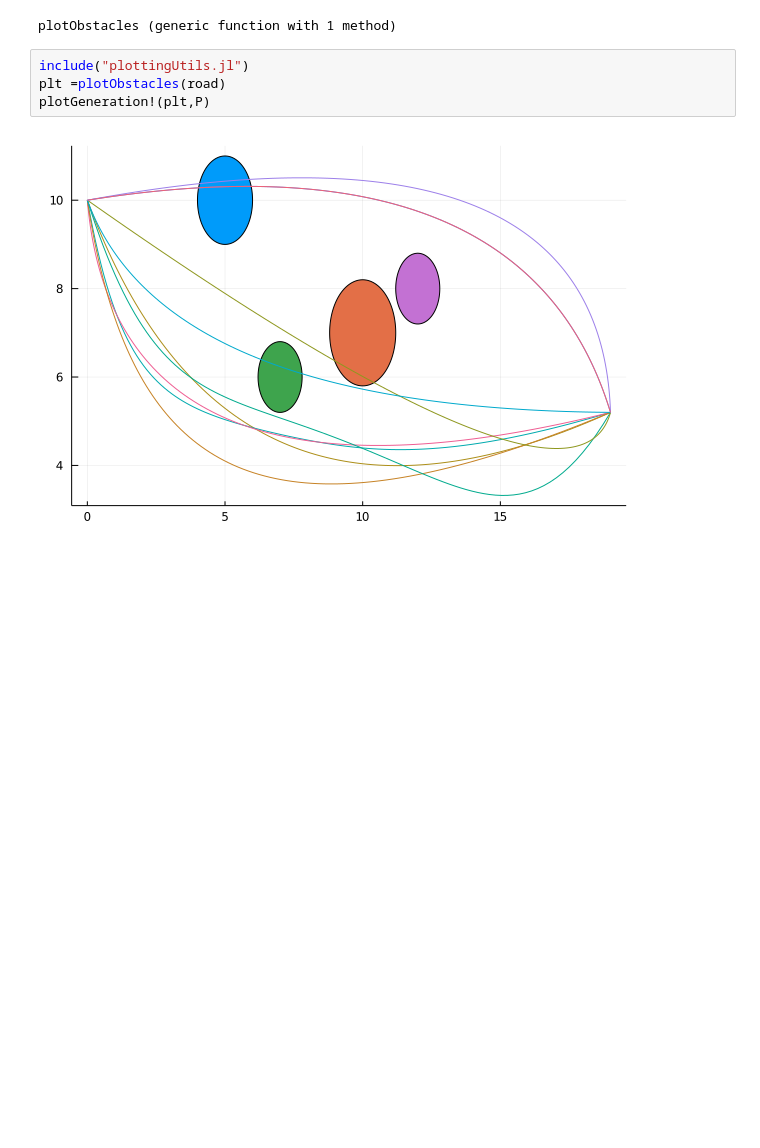
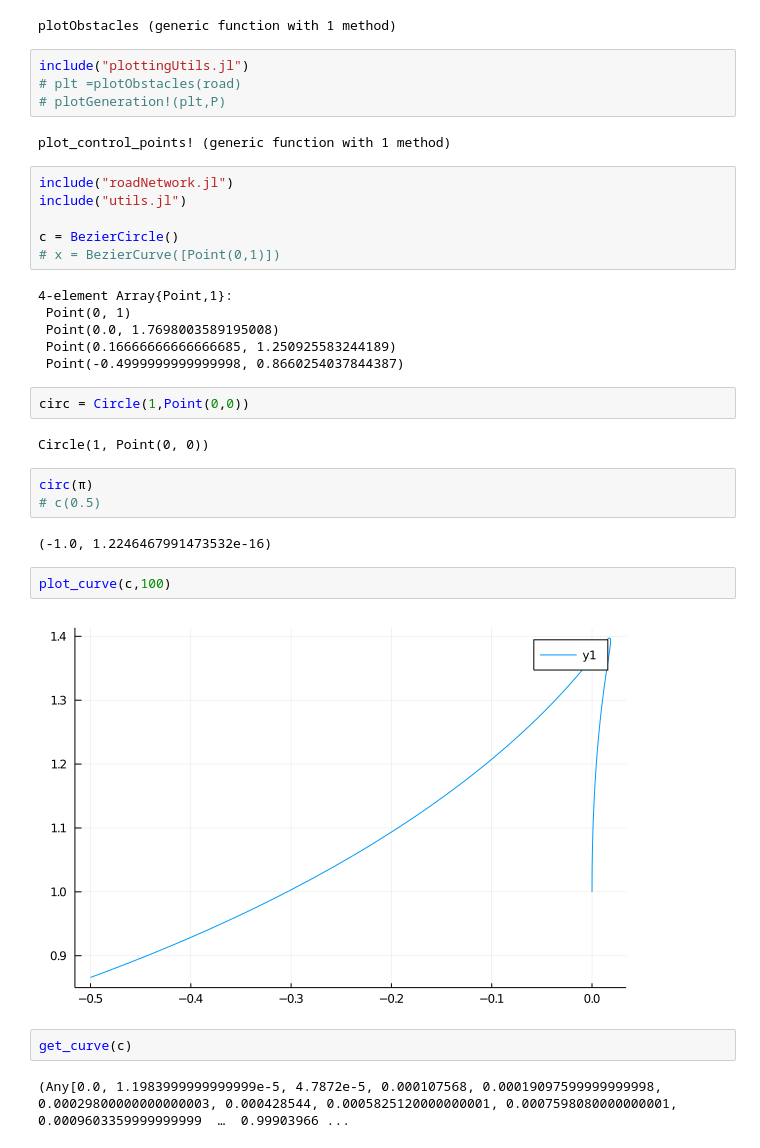
Before and after one commit to barrett370/Y4-Diss, a Jupyter notebook: code/classical/julia/Untitled1.ipynb, the cells around one changed output. Drawn from its saved outputs; the diff is of its cells as text; blank space fills up the shorter version.

Commit message:
working on bezier circles

```diff
--- a/code/classical/julia/Untitled1.ipynb
+++ b/code/classical/julia/Untitled1.ipynb
@@ -167,7 +121,36 @@ end
 plotObstacles (generic function with 1 method)
 # %%
 include("plottingUtils.jl")
-plt =plotObstacles(road)
-plotGeneration!(plt,P)
+# plt =plotObstacles(road)
+# plotGeneration!(plt,P)
 # %% [output]
-[figure, removed]
+plot_control_points! (generic function with 1 method)
+# %%
+include("roadNetwork.jl")
+include("utils.jl")
+
+c = BezierCircle()
+# x = BezierCurve([Point(0,1)])
+# %% [output]
+4-element Array{Point,1}:
+ Point(0, 1)
+ Point(0.0, 1.7698003589195008)
+ Point(0.16666666666666685, 1.250925583244189)
+ Point(-0.4999999999999998, 0.8660254037844387)
+# %%
+circ = Circle(1,Point(0,0))
+# %% [output]
+Circle(1, Point(0, 0))
+# %%
+circ(π)
+# c(0.5)
+# %% [output]
+(-1.0, 1.2246467991473532e-16)
+# %%
+plot_curve(c,100)
+# %% [output]
+[figure, added]
+# %%
+get_curve(c)
+# %% [output]
+(Any[0.0, 1.1983999999999999e-5, 4.7872e-5, 0.000107568, 0.00019097599999999998, 0.00029800000000000003, 0.000428544, 0.0005825120000000001, 0.0007598080000000001, 0.0009603359999999999  …  0.99903966 ...
```
Also changed, not shown: parts of 13 cells of this notebook, 6 other files.
